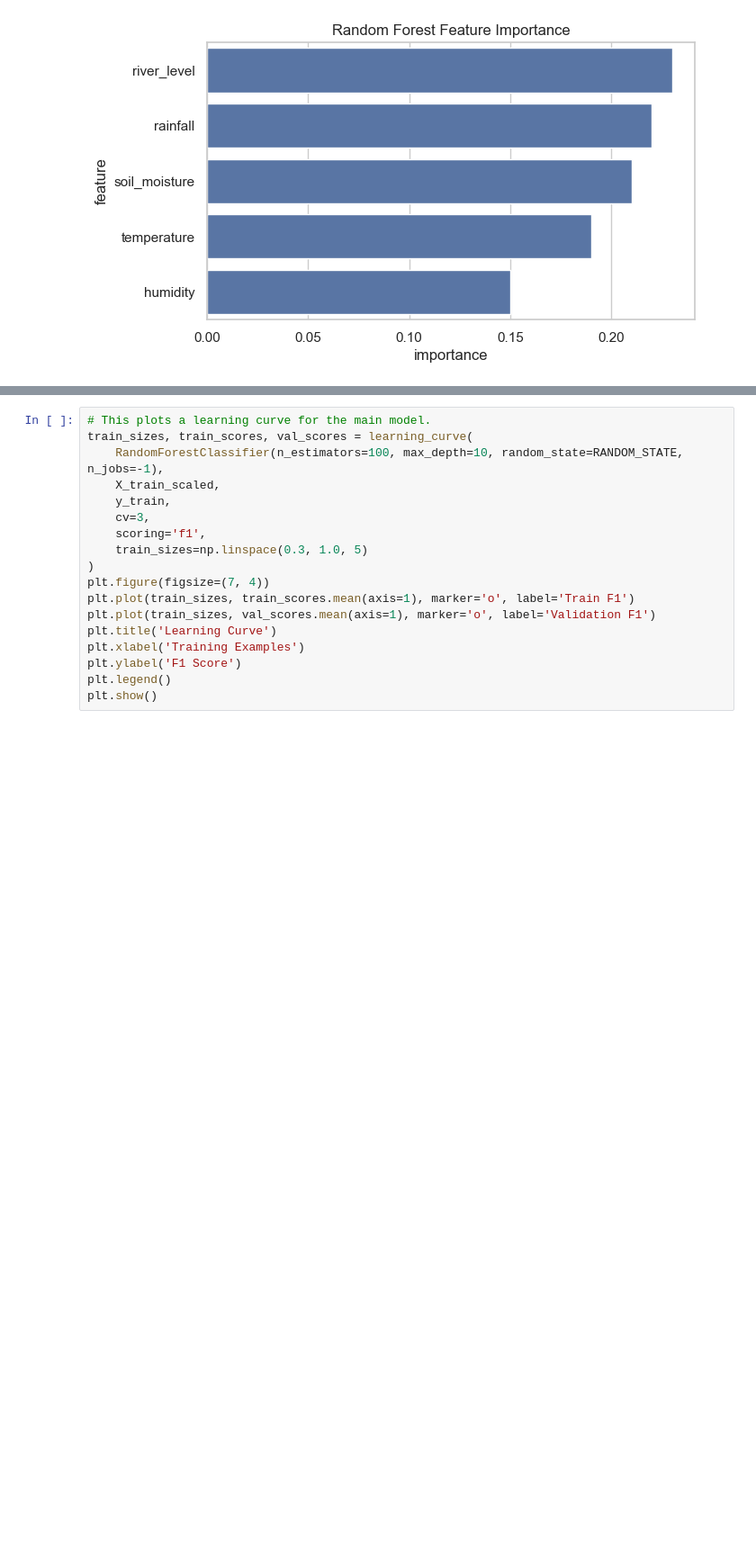
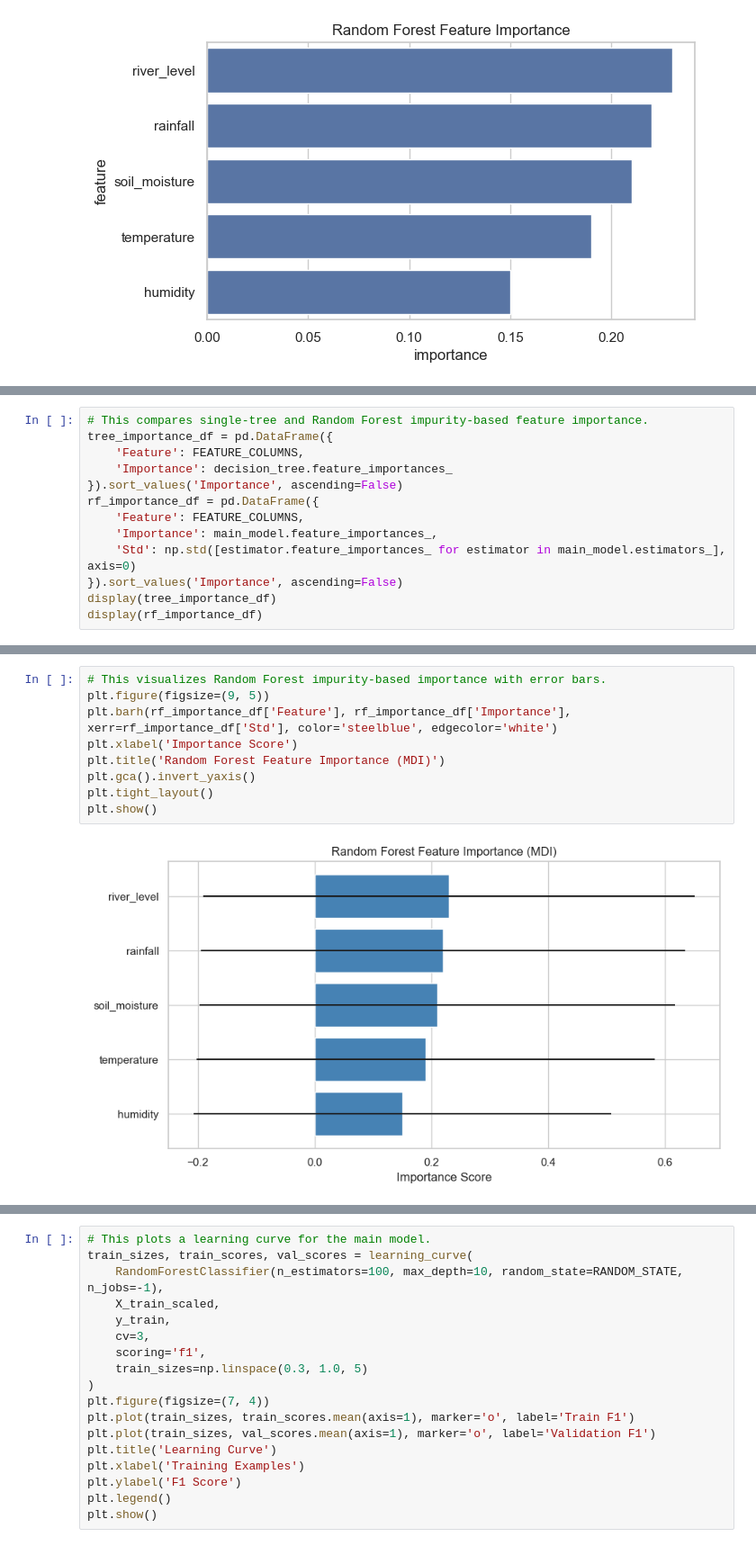
Before and after one commit to kalviumcommunity/S66-0426-Niru-FloodRisk-MachineLearning, a Jupyter notebook: notebooks/complete_project_workflow.ipynb, the cells around one changed output, grey strips where cells are left out. Shown at 90% size. Saved outputs shown, nothing was run; the diff lists cells and outputs as text; blank space fills up the shorter version.

Commit message:
Add feature importance notebook outputs

```diff
--- a/notebooks/complete_project_workflow.ipynb
+++ b/notebooks/complete_project_workflow.ipynb
@@ -822,0 +835,13 @@ Bias-variance ideas covered in the original notebooks:
+# %%
+# This compares single-tree and Random Forest impurity-based feature importance.
+tree_importance_df = pd.DataFrame({
+    'Feature': FEATURE_COLUMNS,
+    'Importance': decision_tree.feature_importances_
+}).sort_values('Importance', ascending=False)
+rf_importance_df = pd.DataFrame({
+    'Feature': FEATURE_COLUMNS,
+    'Importance': main_model.feature_importances_,
+    'Std': np.std([estimator.feature_importances_ for estimator in main_model.estimators_], axis=0)
+}).sort_values('Importance', ascending=False)
+display(tree_importance_df)
+display(rf_importance_df)
@@ -822,0 +861,11 @@ Bias-variance ideas covered in the original notebooks:
+# %%
+# This visualizes Random Forest impurity-based importance with error bars.
+plt.figure(figsize=(9, 5))
+plt.barh(rf_importance_df['Feature'], rf_importance_df['Importance'], xerr=rf_importance_df['Std'], color='steelblue', edgecolor='white')
+plt.xlabel('Importance Score')
+plt.title('Random Forest Feature Importance (MDI)')
+plt.gca().invert_yaxis()
+plt.tight_layout()
+plt.show()
+# %% [output]
+[figure, added]
```
Also changed, not shown: parts of 13 cells of this notebook, 5 other files.
